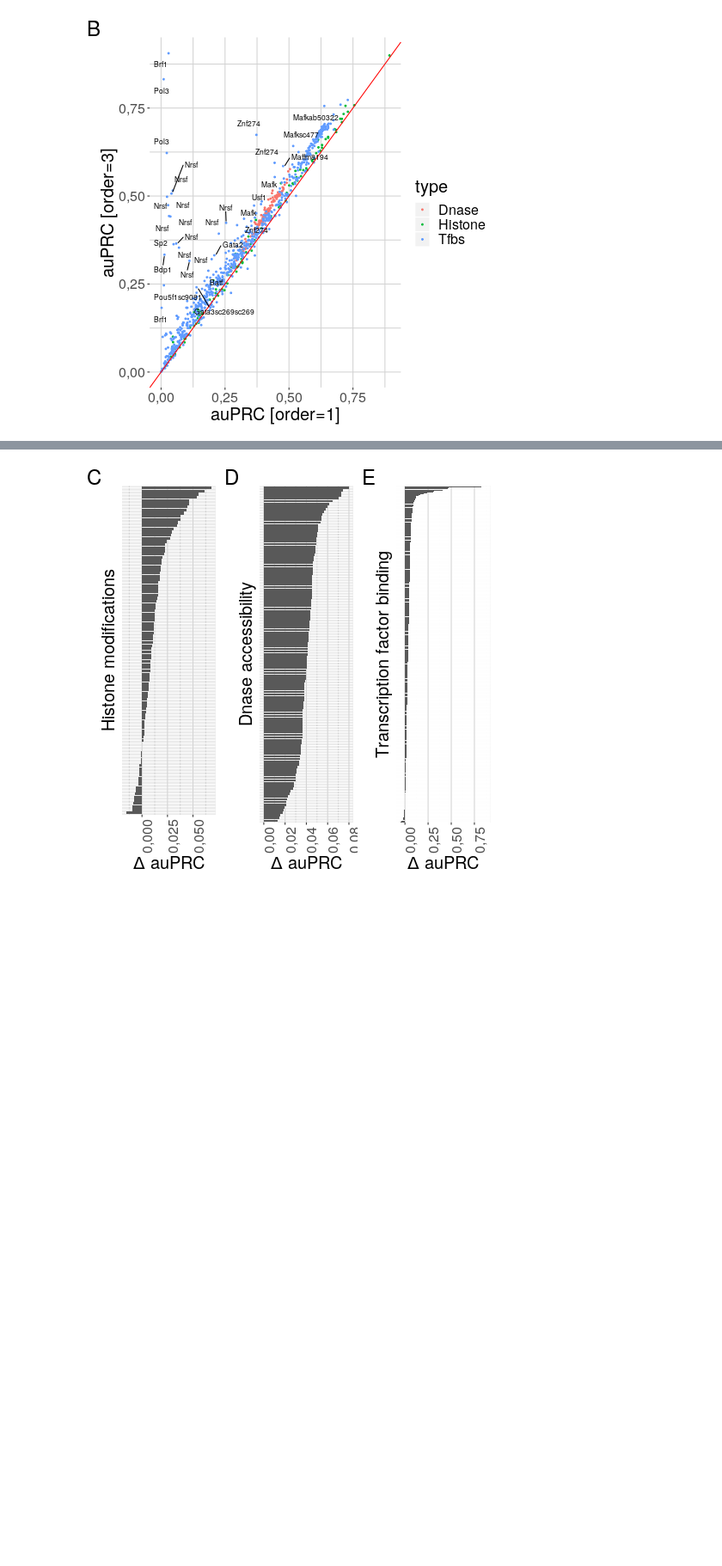
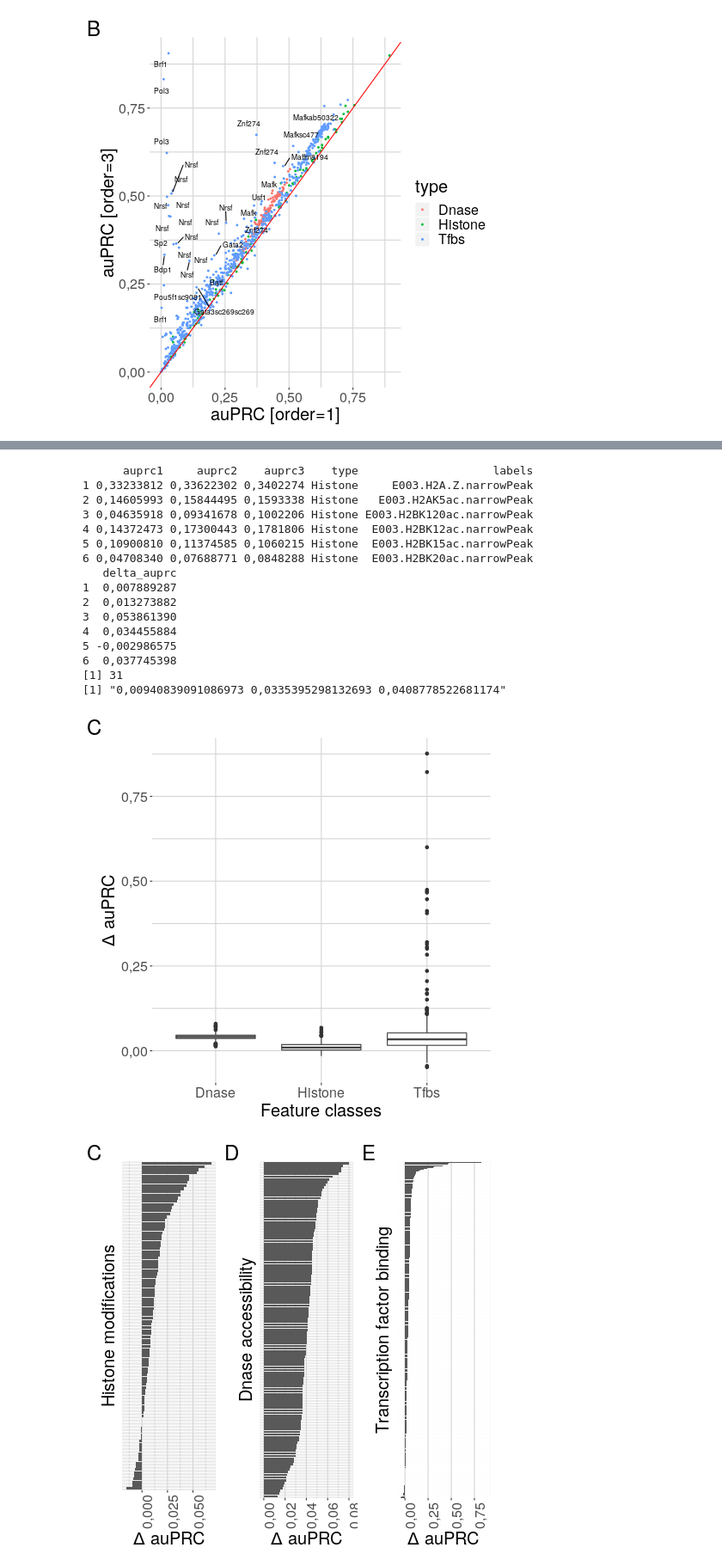
Before and after one commit to wkopp/janggu_usecases, a Jupyter notebook: 02_deepsea_danq_prediction/deepsea_danq_experiments.ipynb, the cells around one changed output, grey strips where cells are left out. Shown: that part at 86% size. Cells and saved outputs as stored; diff of their text form; code cells hidden in the pictures; blank space fills up the shorter version.

```diff
--- a/02_deepsea_danq_prediction/deepsea_danq_experiments.ipynb
+++ b/02_deepsea_danq_prediction/deepsea_danq_experiments.ipynb
@@ -495,3 +546,68 @@ print(g3)
+# %%
+%%R
+
+library(dplyr)
+# load data
+
+r11 = data.frame(auprc=t(as.matrix(read.table('deepsea_results/evaluation/danq_sdouble_o1_f900_aTrue_rr1/auprc.tsv',header=T))))
+r21 = data.frame(auprc=t(as.matrix(read.table('deepsea_results/evaluation/danq_sdouble_o2_f900_aTrue_rr1/auprc.tsv',header=T))))
+r31 = data.frame(auprc=t(as.matrix(read.table('deepsea_results/evaluation/danq_sdouble_o3_f900_aTrue_rr1/auprc.tsv',header=T))))
+
+
+# extract labels and categories
+labels=data.frame(ids=rownames(r21))
+labels$type = ""
+labels$type[startsWith(as.character(labels$ids), 'E')] = "Histone"
+labels$type[startsWith(as.character(labels$ids), 'wgEncodeAwgTfbs')] = "Tfbs"
+labels$type[startsWith(as.character(labels$ids), 'wgEncodeAwgDnase')] = "Dnase"
+
+df = data.frame(auprc1=r11$auprc, auprc2=r21$auprc, auprc3=r31$auprc, type=labels$type,
+                labels=as.character(labels$ids), stringsAsFactors = FALSE)
+
+df$delta_auprc = df$auprc3 - df$auprc1
+print(head(df))
+
+print(nrow(subset(df, type=="Tfbs" & delta_auprc>.1)))
+
+#subdf = arrange(subset(df, type=="Histone"), delta_auprc)
+g1 = ggplot(df, aes(x=type, y=delta_auprc)) +  geom_boxplot() +
+  # geom_violin(trim = FALSE) + geom_jitter(position=position_jitter(0.2), cex=1.2, color="lightgray") +
+  ylab(expression(Delta~"auPRC")) + xlab("Feature classes") + labs(tag="C") +
+theme(text=element_text(size=20),
+        panel.background= element_blank(),
+        panel.grid.major.y=element_line(size = 0.5, linetype = 'solid',
+                                       colour = "lightgray"),
+        panel.grid.minor.y=element_line(size = 0.5, linetype = 'solid',
+                                       colour = "lightgray"),
+        panel.grid.major.x=element_line(size = 0.5, linetype = 'solid',
+                                   colour = "lightgray"),
+        panel.grid.minor.x=element_line(size = 0.5, linetype = 'solid',
+                                        colour = "lightgray"))
+
+print(g1)
+
+ggsave("figure/difference_order_3_vs_1_boxplot_danq_all.png", g1, width=4, height=6)
+print(paste(median(subset(df, type=="Histone")$delta_auprc),
+            median(subset(df, type=="Tfbs")$delta_auprc),
+            median(subset(df, type=="Dnase")$delta_auprc)))
+# %% [output]
+      auprc1     auprc2    auprc3    type                    labels
+1 0,33233812 0,33622302 0,3402274 Histone     E003.H2A.Z.narrowPeak
+2 0,14605993 0,15844495 0,1593338 Histone   E003.H2AK5ac.narrowPeak
+3 0,04635918 0,09341678 0,1002206 Histone E003.H2BK120ac.narrowPeak
+4 0,14372473 0,17300443 0,1781806 Histone  E003.H2BK12ac.narrowPeak
+5 0,10900810 0,11374585 0,1060215 Histone  E003.H2BK15ac.narrowPeak
+6 0,04708340 0,07688771 0,0848288 Histone  E003.H2BK20ac.narrowPeak
+   delta_auprc
+1  0,007889287
+2  0,013273882
+3  0,053861390
+4  0,034455884
+5 -0,002986575
+6  0,037745398
+[1] 31
+[1] "0,00940839091086973 0,0335395298132693 0,0408778522681174"
+[figure, added]
 # %%
 %%R
 library(gridExtra)
```
Also changed, not shown: parts of 5 cells of this notebook.
